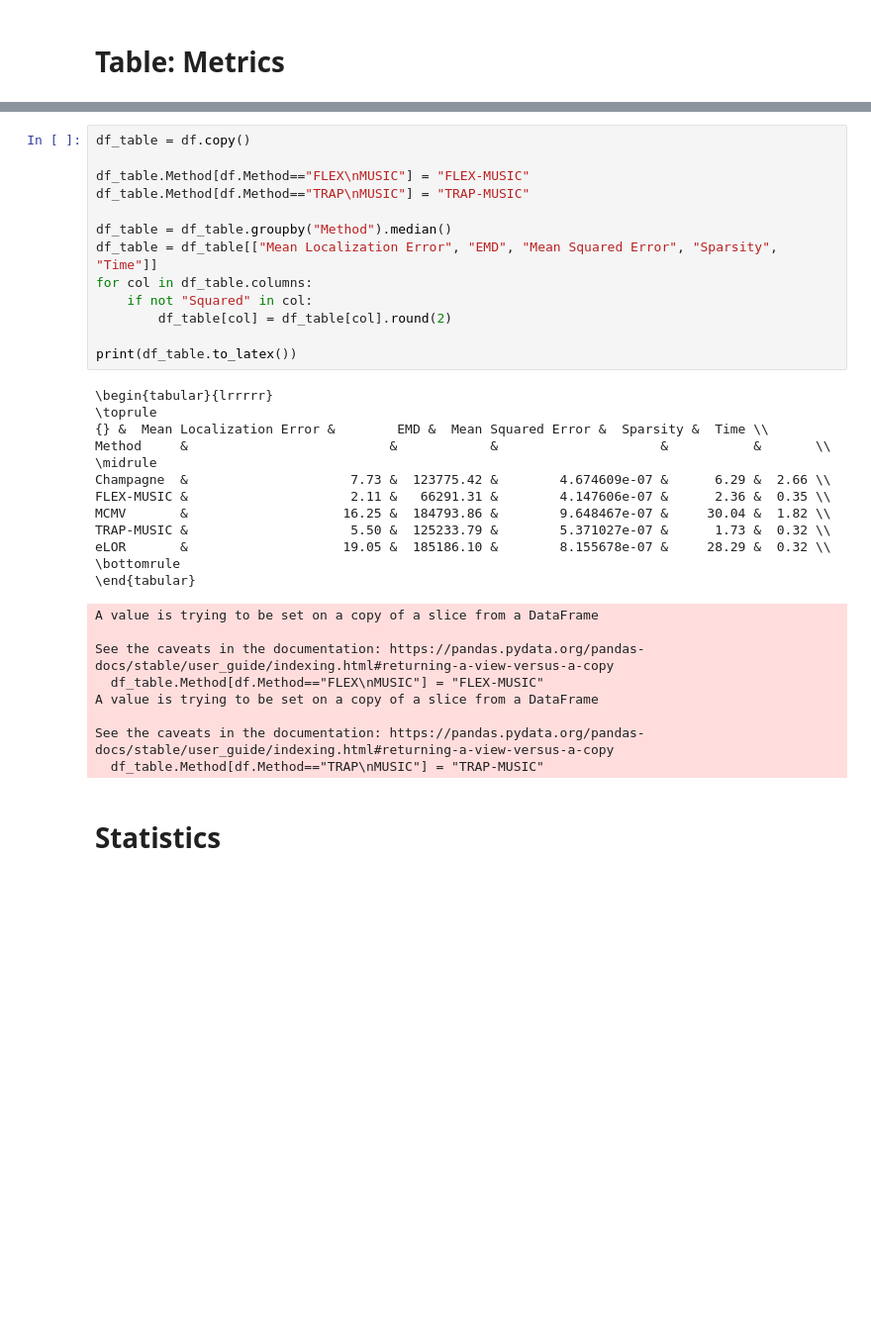
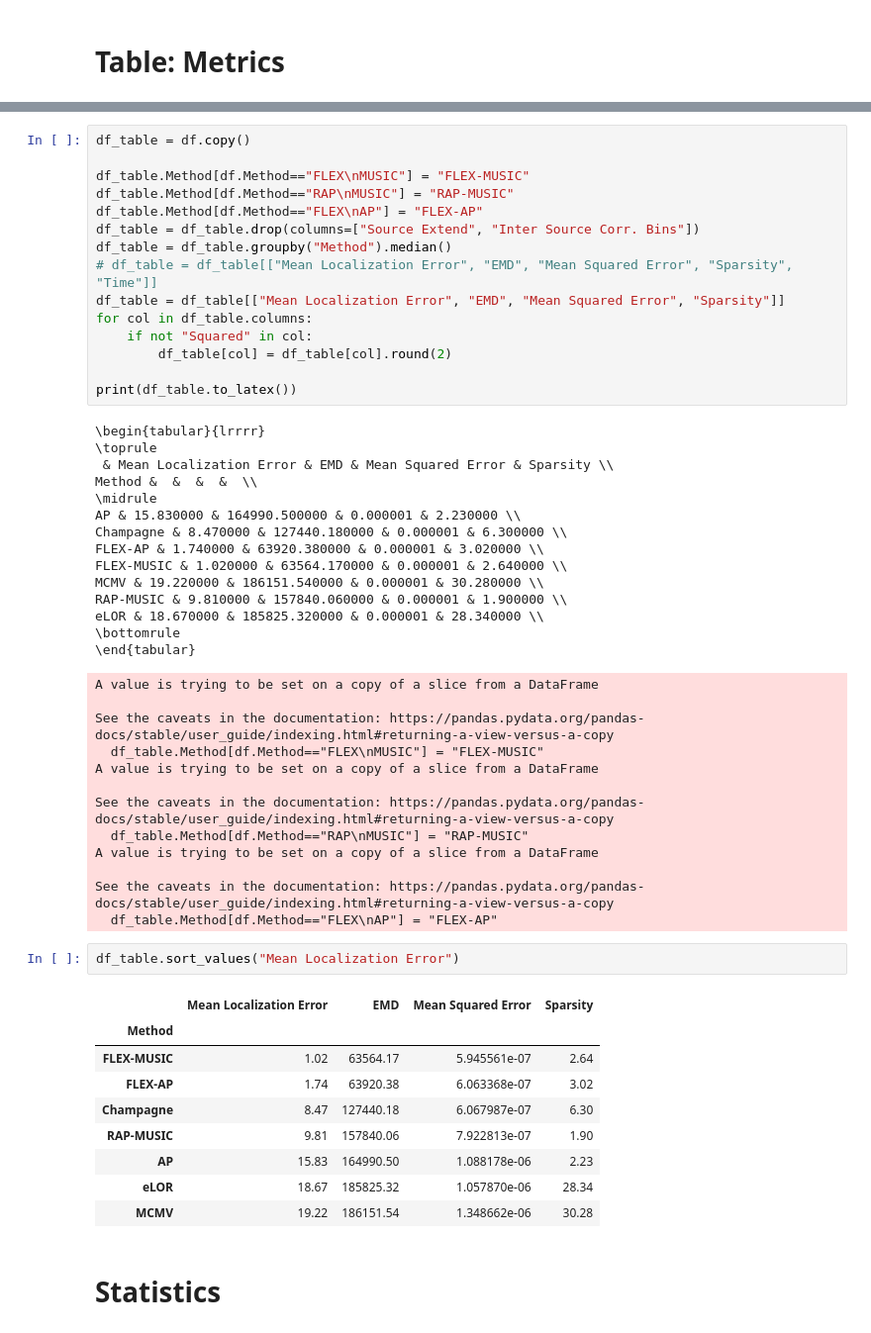
Before and after one commit to LukeTheHecker/flex_paper_analyses, a Jupyter notebook: 4_Visualization.ipynb, the cells around one changed output, grey strips where cells are left out. Shown at 99% size. Saved outputs shown, nothing was run; the diff lists cells and outputs as text; blank space fills up the shorter version.

```diff
--- a/4_Visualization.ipynb
+++ b/4_Visualization.ipynb
@@ -336,26 +403,30 @@ eLOR
 df_table = df.copy()
 
 df_table.Method[df.Method=="FLEX\nMUSIC"] = "FLEX-MUSIC"
-df_table.Method[df.Method=="TRAP\nMUSIC"] = "TRAP-MUSIC"
-
+df_table.Method[df.Method=="RAP\nMUSIC"] = "RAP-MUSIC"
+df_table.Method[df.Method=="FLEX\nAP"] = "FLEX-AP"
+df_table = df_table.drop(columns=["Source Extend", "Inter Source Corr. Bins"])
 df_table = df_table.groupby("Method").median()
-df_table = df_table[["Mean Localization Error", "EMD", "Mean Squared Error", "Sparsity", "Time"]]
+# df_table = df_table[["Mean Localization Error", "EMD", "Mean Squared Error", "Sparsity", "Time"]]
+df_table = df_table[["Mean Localization Error", "EMD", "Mean Squared Error", "Sparsity"]]
 for col in df_table.columns:
     if not "Squared" in col:
         df_table[col] = df_table[col].round(2)
 
 print(df_table.to_latex())
 # %% [output]
-\begin{tabular}{lrrrrr}
+\begin{tabular}{lrrrr}
 \toprule
-{} &  Mean Localization Error &        EMD &  Mean Squared Error &  Sparsity &  Time \\
-Method     &                          &            &                     &           &       \\
+ & Mean Localization Error & EMD & Mean Squared Error & Sparsity \\
+Method &  &  &  &  \\
 \midrule
-Champagne  &                     7.73 &  123775.42 &        4.674609e-07 &      6.29 &  2.66 \\
-FLEX-MUSIC &                     2.11 &   66291.31 &        4.147606e-07 &      2.36 &  0.35 \\
-MCMV       &                    16.25 &  184793.86 &        9.648467e-07 &     30.04 &  1.82 \\
-TRAP-MUSIC &                     5.50 &  125233.79 &        5.371027e-07 &      1.73 &  0.32 \\
-eLOR       &                    19.05 &  185186.10 &        8.155678e-07 &     28.29 &  0.32 \\
+AP & 15.830000 & 164990.500000 & 0.000001 & 2.230000 \\
+Champagne & 8.470000 & 127440.180000 & 0.000001 & 6.300000 \\
+FLEX-AP & 1.740000 & 63920.380000 & 0.000001 & 3.020000 \\
+FLEX-MUSIC & 1.020000 & 63564.170000 & 0.000001 & 2.640000 \\
+MCMV & 19.220000 & 186151.540000 & 0.000001 & 30.280000 \\
+RAP-MUSIC & 9.810000 & 157840.060000 & 0.000001 & 1.900000 \\
+eLOR & 18.670000 & 185825.320000 & 0.000001 & 28.340000 \\
 \bottomrule
 \end{tabular}
 A value is trying to be set on a copy of a slice from a DataFrame
@@ -365,6 +436,22 @@ See the caveats in the documentation: https://pandas.pydata.org/pandas-docs/stab
 A value is trying to be set on a copy of a slice from a DataFrame
 
 See the caveats in the documentation: https://pandas.pydata.org/pandas-docs/stable/user_guide/indexing.html#returning-a-view-versus-a-copy
-  df_table.Method[df.Method=="TRAP\nMUSIC"] = "TRAP-MUSIC"
+  df_table.Method[df.Method=="RAP\nMUSIC"] = "RAP-MUSIC"
+A value is trying to be set on a copy of a slice from a DataFrame
+
+See the caveats in the documentation: https://pandas.pydata.org/pandas-docs/stable/user_guide/indexing.html#returning-a-view-versus-a-copy
+  df_table.Method[df.Method=="FLEX\nAP"] = "FLEX-AP"
+# %%
+df_table.sort_values("Mean Localization Error")
+# %% [output]
+|  | Mean Localization Error | EMD | Mean Squared Error | Sparsity |
+| Method |  |  |  |  |
+| FLEX-MUSIC | 1.02 | 63564.17 | 5.945561e-07 | 2.64 |
+| FLEX-AP | 1.74 | 63920.38 | 6.063368e-07 | 3.02 |
+| Champagne | 8.47 | 127440.18 | 6.067987e-07 | 6.30 |
+| RAP-MUSIC | 9.81 | 157840.06 | 7.922813e-07 | 1.90 |
+| AP | 15.83 | 164990.50 | 1.088178e-06 | 2.23 |
+| eLOR | 18.67 | 185825.32 | 1.057870e-06 | 28.34 |
+| MCMV | 19.22 | 186151.54 | 1.348662e-06 | 30.28 |
 # %% [markdown]
 # Statistics
```
Also changed, not shown: parts of 7 cells of this notebook, 4 other files.
